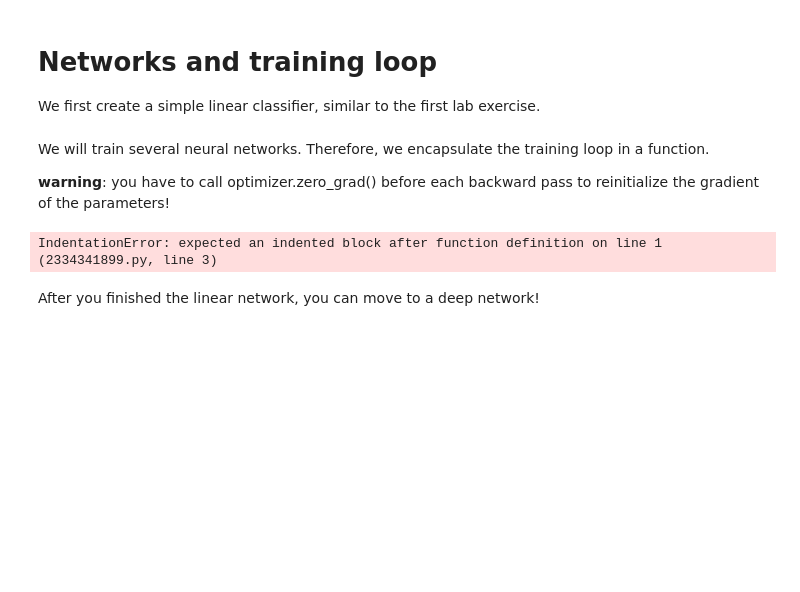
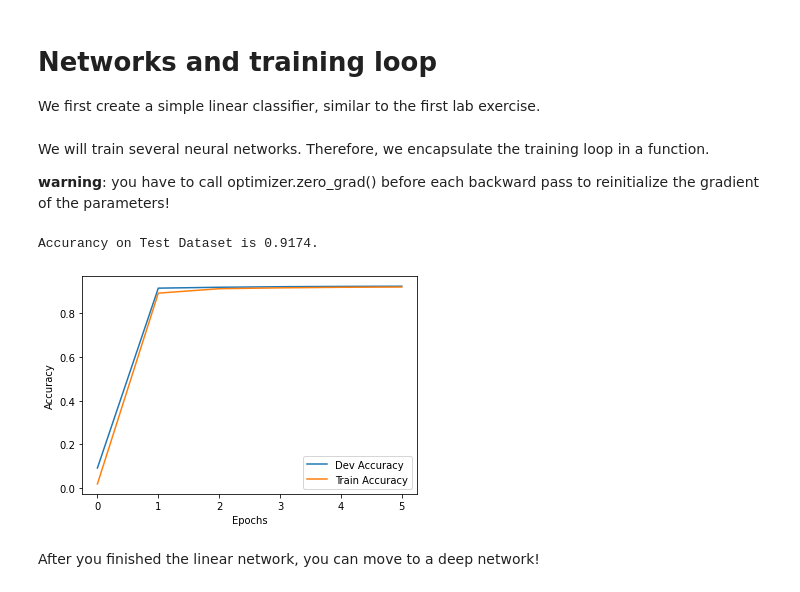
Before and after one commit to OopsOverflow/MLP, a Jupyter notebook: Part2/dl_partie2.ipynb, the cells around one changed output. Saved outputs shown, nothing was run; the diff lists cells and outputs as text; code cells hidden in the pictures; blank space fills up the shorter version.

```diff
--- a/Part2/dl_partie2.ipynb
+++ b/Part2/dl_partie2.ipynb
@@ -330,16 +350,60 @@ Therefore, we encapsulate the training loop in a function.
+# %%
+def grad_reinit(data, network):
+    s = 0
+    for i in range(len(data[0])):
+        d = data[0][i]
+        l = data[1][i]
+
+        tensor = network.forward(Tensor(d))
+        loss = nll(tensor, l)
+
+        optimizer.zero_grad()
+        backward_nll(loss.backptr, l , g=1.)
+        optimizer.step()
+
+        if(np.argmax(tensor.data) == l):
+            s += 1
+
+    return s / len(data[0])
 # %%
 def training_loop(network, optimizer, train_data, dev_data, n_epochs=10):
     # TODO!
     # almost the same as last week
+    dev_a = []
+    train_a = []
+
+    train_a.append(calc_accuracy(train_data, network))
+    dev_a.append(calc_accuracy(dev_data, network))
+
+    for _ in range(n_epochs):
+        train_accuracy = grad_reinit(train_data, network)
+        dev_a.append(calc_accuracy(dev_data, network))
+        train_a.append(train_accuracy)
+
+
+    return dev_a, train_a
-# %% [output]
-IndentationError: expected an indented block after function definition on line 1 (2334341899.py, line 3)
+# %%
+def plotter(y1, y2, label1, label2, xlabel, ylabel):
+    plt.xlabel(xlabel)
+    plt.ylabel(ylabel)
+
+    plt.plot([i for i in range(len(y1))], y1, label = label1);
+    plt.plot([i for i in range(len(y2))], y2, label = label2);
+    plt.legend(loc="best")
 # %%
 dim_input = 28*28
 dim_output = 10
 
 network = LinearNetwork(dim_input, dim_output)
 optimizer = SGD(network.parameters(), 0.01)
 
-training_loop(network, optimizer, train_data, dev_data, n_epochs=5)
+dev, train = training_loop(network, optimizer, train_data, dev_data, n_epochs=5)
+
+plotter(dev, train, "Dev Accuracy", "Train Accuracy", "Epochs", "Accuracy");
+
+print("Accurancy on Test Dataset is {}.".format(calc_accuracy(test_data, network)))
+# %% [output]
+Accurancy on Test Dataset is 0.9174.
+[figure, added]
 # %% [markdown]
 After you finished the linear network, you can move to a deep network!
```
Also changed, not shown: parts of 14 cells of this notebook.
